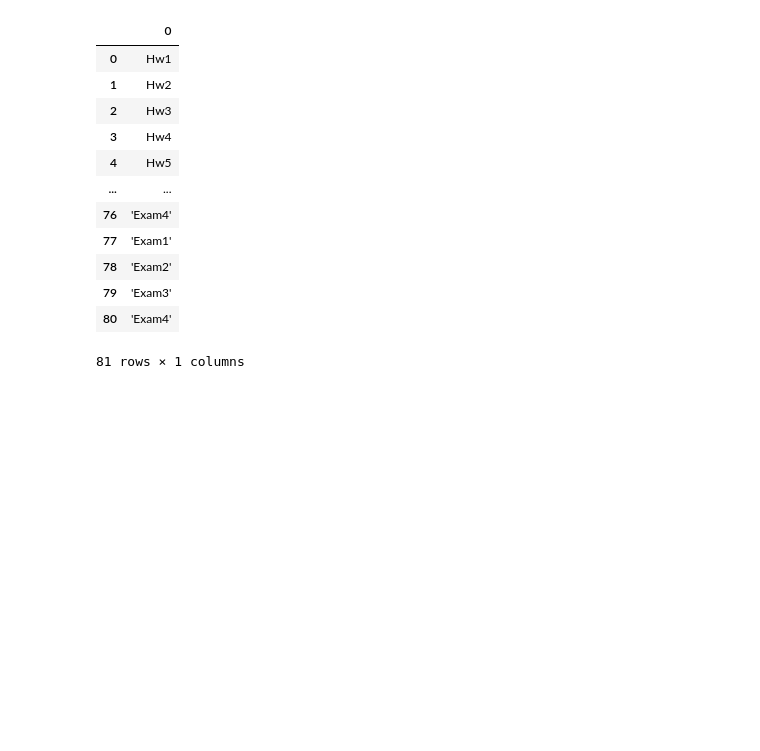
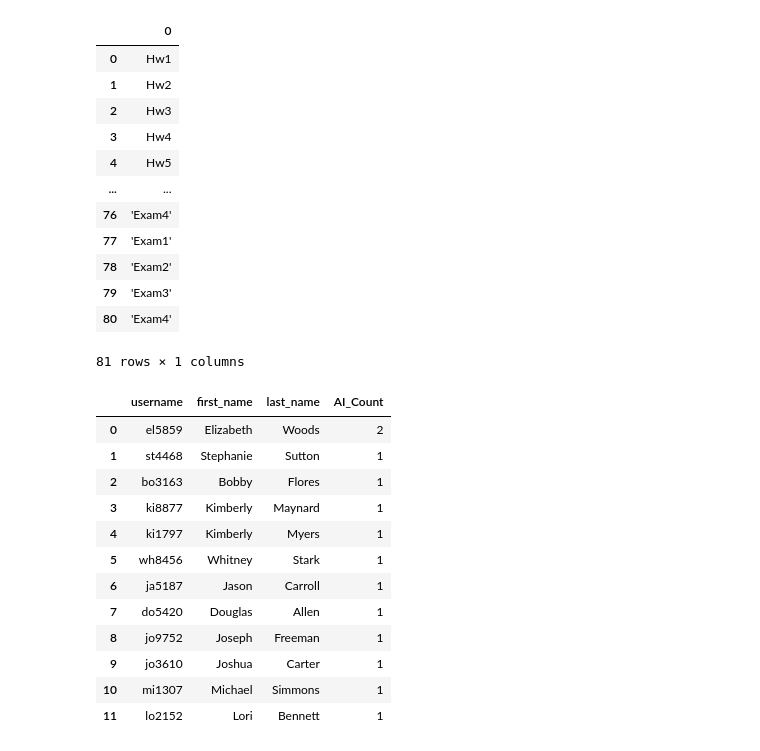
Before and after one commit to pChitral/assignment6, a Jupyter notebook: playground.ipynb, the cells around one changed output. Cells and saved outputs as stored; diff of their text form; code cells hidden in the pictures; blank space fills up the shorter version.

```diff
--- a/playground.ipynb
+++ b/playground.ipynb
@@ -983,3 +983,35 @@ testDf
 | 79 | 'Exam3' |
 | 80 | 'Exam4' |
 81 rows × 1 columns
+# %%
+df = pd.read_csv('part2_step5-input.csv')
+
+dfhw2 = df[df.iloc[:,4] == 'AI_ISSUE']
+dfhw3 = df[df.iloc[:,5] == 'AI_ISSUE']
+dfhw4 = df[df.iloc[:,6] == 'AI_ISSUE']
+dfhw5 = df[df.iloc[:,7] == 'AI_ISSUE']
+dfex1 = df[df.iloc[:,8] == 'AI_ISSUE']
+dfex2 = df[df.iloc[:,9] == 'AI_ISSUE']
+dfex3 = df[df.iloc[:,10] == 'AI_ISSUE']
+dfex4 = df[df.iloc[:,11] == 'AI_ISSUE']
+pd5 = pd.concat([dfhw2,dfhw3,dfhw4,dfhw5,dfex1,dfex2,dfex3,dfex4], axis=0)
+pd5['index1'] = pd5.index
+pd6 = pd5.groupby(pd5.columns.tolist(),as_index=False).size()
+pd6.sort_values(by = 'index1',inplace = True)
+#print(pd6)
+pd6 = pd6.rename(columns ={'size':'AI_Count'})
+pd6[['username','first_name','last_name','AI_Count']].reset_index(drop = True)
+# %% [output]
+|  | username | first_name | last_name | AI_Count |
+| 0 | el5859 | Elizabeth | Woods | 2 |
+| 1 | st4468 | Stephanie | Sutton | 1 |
+| 2 | bo3163 | Bobby | Flores | 1 |
+| 3 | ki8877 | Kimberly | Maynard | 1 |
+| 4 | ki1797 | Kimberly | Myers | 1 |
+| 5 | wh8456 | Whitney | Stark | 1 |
+| 6 | ja5187 | Jason | Carroll | 1 |
+| 7 | do5420 | Douglas | Allen | 1 |
+| 8 | jo9752 | Joseph | Freeman | 1 |
+| 9 | jo3610 | Joshua | Carter | 1 |
+| 10 | mi1307 | Michael | Simmons | 1 |
+| 11 | lo2152 | Lori | Bennett | 1 |
```
Also changed, not shown: parts of 2 cells of this notebook.
